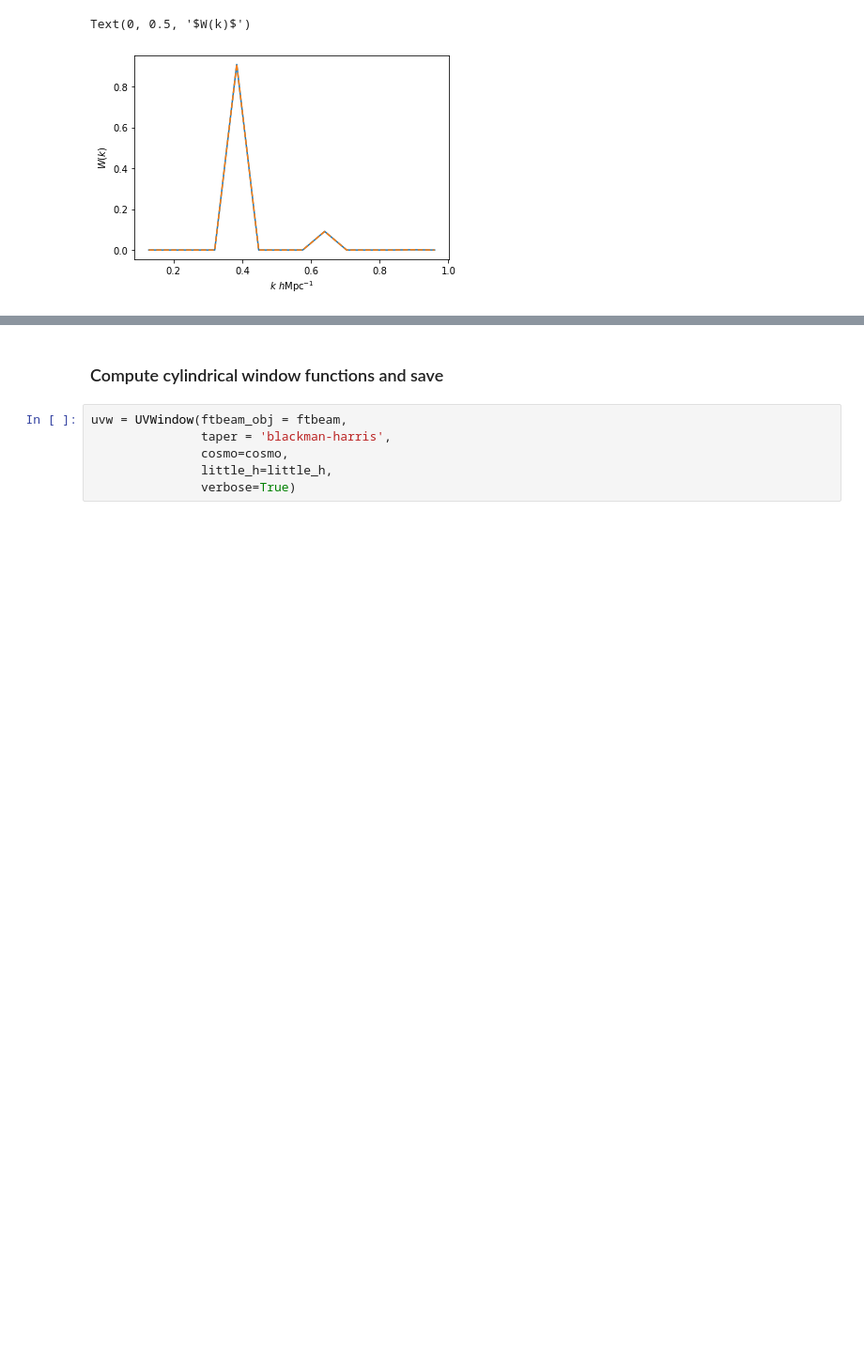
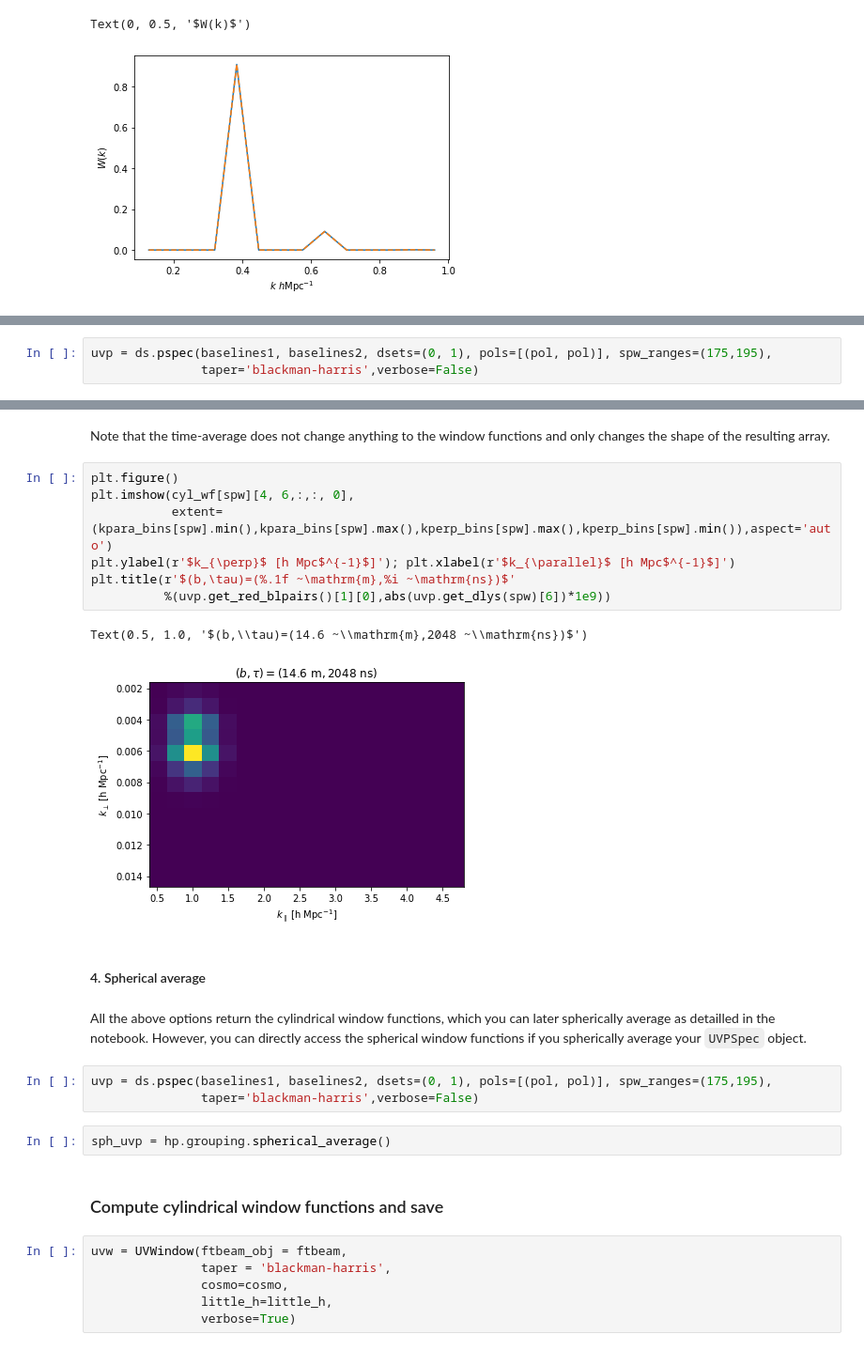
Before and after one commit to HERA-Team/hera_pspec, a Jupyter notebook: examples/UVWindow_tutorial.ipynb, the cells around one changed output, grey strips where cells are left out. Shown at 94% size. Saved outputs shown, nothing was run; the diff lists cells and outputs as text; blank space fills up the shorter version.

```diff
--- a/examples/UVWindow_tutorial.ipynb
+++ b/examples/UVWindow_tutorial.ipynb
@@ -321,0 +435,3 @@ Text(0, 0.5, '$W(k)$')
+# %%
+uvp = ds.pspec(baselines1, baselines2, dsets=(0, 1), pols=[(pol, pol)], spw_ranges=(175,195),
+               taper='blackman-harris',verbose=False)
@@ -322,3 +452,24 @@ Text(0, 0.5, '$W(k)$')
+# %% [markdown]
+Note that the time-average does not change anything to the window functions and only changes the shape of the resulting array.
+# %%
+plt.figure()
+plt.imshow(cyl_wf[spw][4, 6,:,:, 0],
+           extent=(kpara_bins[spw].min(),kpara_bins[spw].max(),kperp_bins[spw].max(),kperp_bins[spw].min()),aspect='auto')
+plt.ylabel(r'$k_{\perp}$ [h Mpc$^{-1}$]'); plt.xlabel(r'$k_{\parallel}$ [h Mpc$^{-1}$]')
+plt.title(r'$(b,\tau)=(%.1f ~\mathrm{m},%i ~\mathrm{ns})$'
+          %(uvp.get_red_blpairs()[1][0],abs(uvp.get_dlys(spw)[6])*1e9))
+# %% [output]
+Text(0.5, 1.0, '$(b,\\tau)=(14.6 ~\\mathrm{m},2048 ~\\mathrm{ns})$')
+[figure, added]
+# %% [markdown]
+#### 4. Spherical average
+# %% [markdown]
+All the above options return the cylindrical window functions, which you can later spherically average as detailled in the notebook. However, you can directly access the spherical window functions if you spherically average your `UVPSpec` object.
+# %%
+uvp = ds.pspec(baselines1, baselines2, dsets=(0, 1), pols=[(pol, pol)], spw_ranges=(175,195),
+               taper='blackman-harris',verbose=False)
+# %%
+sph_uvp = hp.grouping.spherical_average()
 # %% [markdown]
 ### Compute cylindrical window functions and save
 # %%
```
Also changed, not shown: parts of 34 cells of this notebook, 3 other files.
